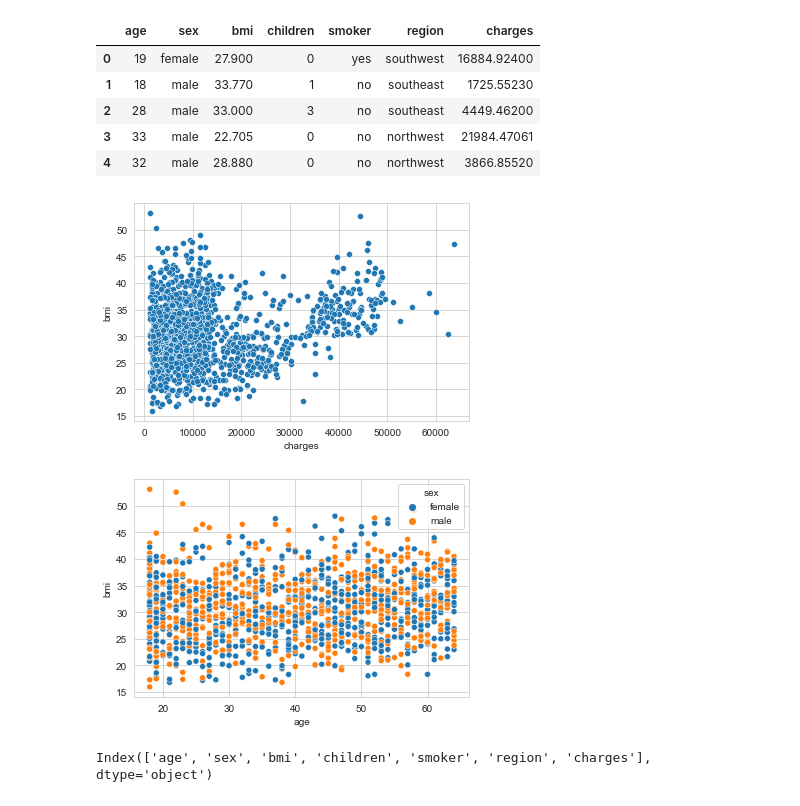
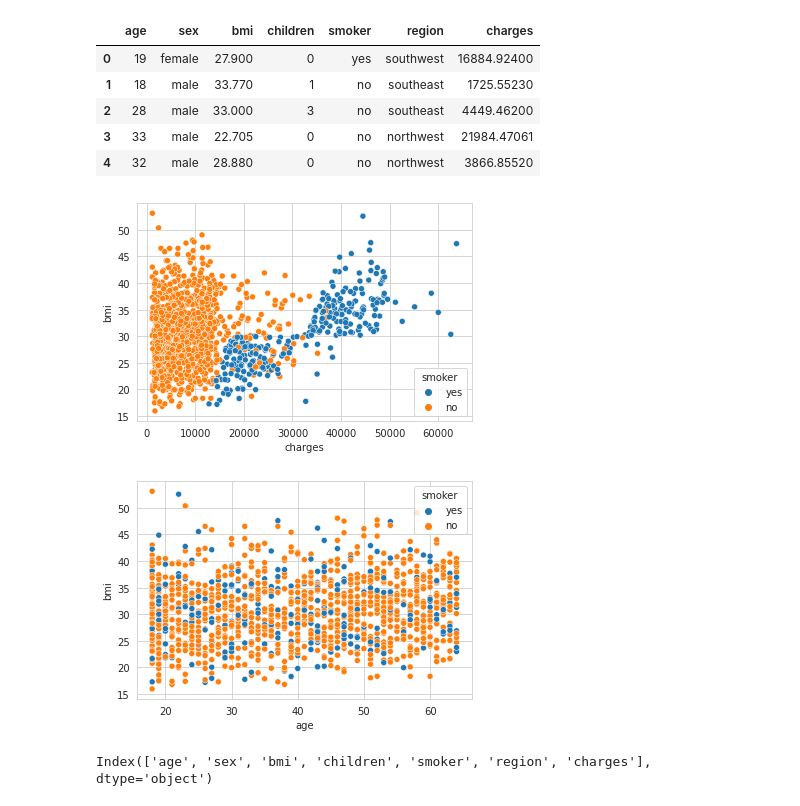
Before and after one commit to Thomas4Daniel/medical-insurance-cost-analysis, a Jupyter notebook: project.ipynb, the cells around one changed output. Saved outputs shown, nothing was run; the diff lists cells and outputs as text; code cells hidden in the pictures.

```diff
--- a/project.ipynb
+++ b/project.ipynb
@@ -10,7 +10,7 @@ import warnings
 warnings.filterwarnings('ignore')
 # %%
 # Importing the csv dataset
-data = pd.read_csv("insurance.csv")
+data = pd.read_csv("../input/insurance/insurance.csv")
 # %%
 # Checking the first five rows of the dataset to have a view of how the dataset looks like
 data.head()
@@ -242,17 +242,17 @@ data.head()
 | 3 | 33 | male | 22.705 | 0 | no | northwest | 21984.47061 |
 | 4 | 32 | male | 28.880 | 0 | no | northwest | 3866.85520 |
 # %%
-sns.scatterplot(x ='charges', y ='bmi', data = data, hue = '')
+sns.scatterplot(x ='charges', y ='bmi', data = data, hue = 'smoker')
 #plt.title("")
 plt.show()
 # %% [output]
-[figure, old version]
+[figure, new version]
 # %%
-sns.scatterplot(x ='age', y ='bmi', data = data, hue = 'sex')
+sns.scatterplot(x ='age', y ='bmi', data = data, hue = 'smoker')
 #plt.title("")
 plt.show()
 # %% [output]
-[figure, old version]
+[figure, new version]
 # %%
 data.columns
 # %% [output]
```
Also changed, not shown: parts of 38 cells of this notebook.
